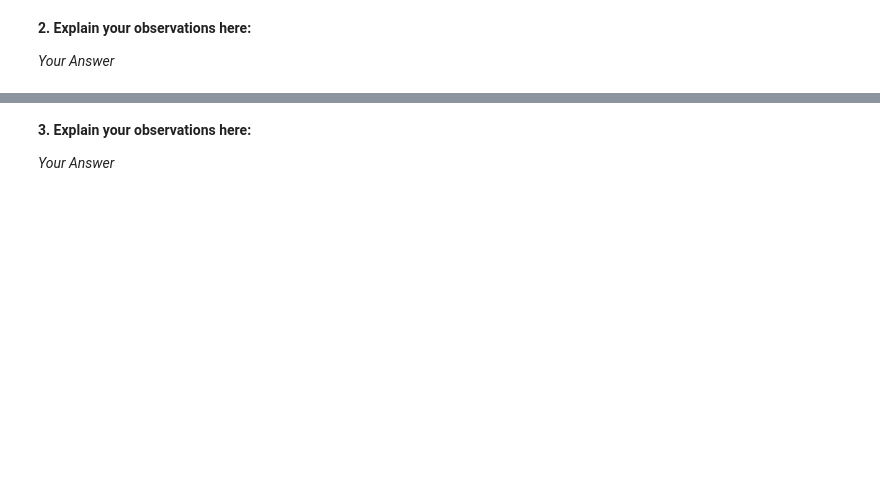
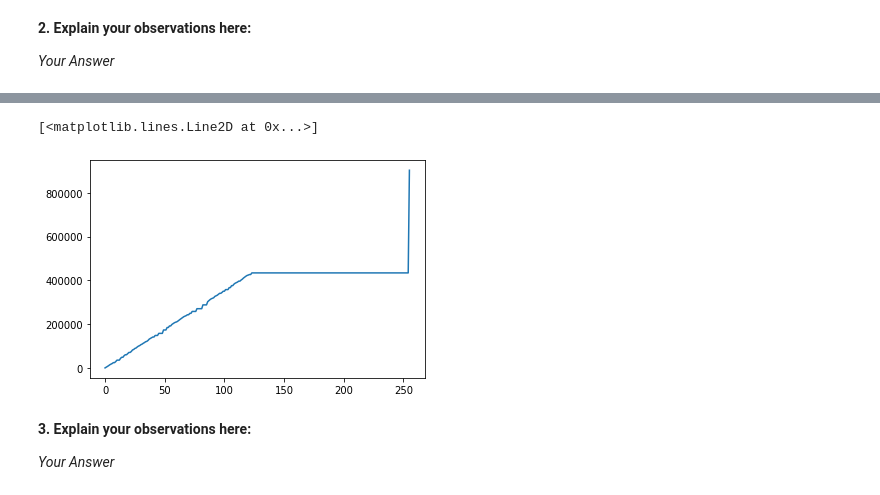
Before and after one commit to Nacriema/Stachnisslab-all-excercises, a Jupyter notebook: pcv-online-exercises/pcv-exs/pcv-online-ex03-histograms-image-transform/ex-03-Huy.ipynb, the cells around one changed output, grey strips where cells are left out. Saved outputs shown, nothing was run; the diff lists cells and outputs as text; code cells hidden in the pictures; blank space fills up the shorter version.

```diff
--- a/pcv-online-exercises/pcv-exs/pcv-online-ex03-histograms-image-transform/ex-03-Huy.ipynb
+++ b/pcv-online-exercises/pcv-exs/pcv-online-ex03-histograms-image-transform/ex-03-Huy.ipynb
@@ -120,3 +158,8 @@ You have learned the concept for **histogram equalization** in the lecture. It t
+# %%
+plt.plot(x, H_equalized)
+# %% [output]
+[<matplotlib.lines.Line2D at 0x...>]
+[figure, added]
 # %% [markdown]
 **3. Explain your observations here:**
 
```
Also changed, not shown: parts of 10 cells of this notebook.
